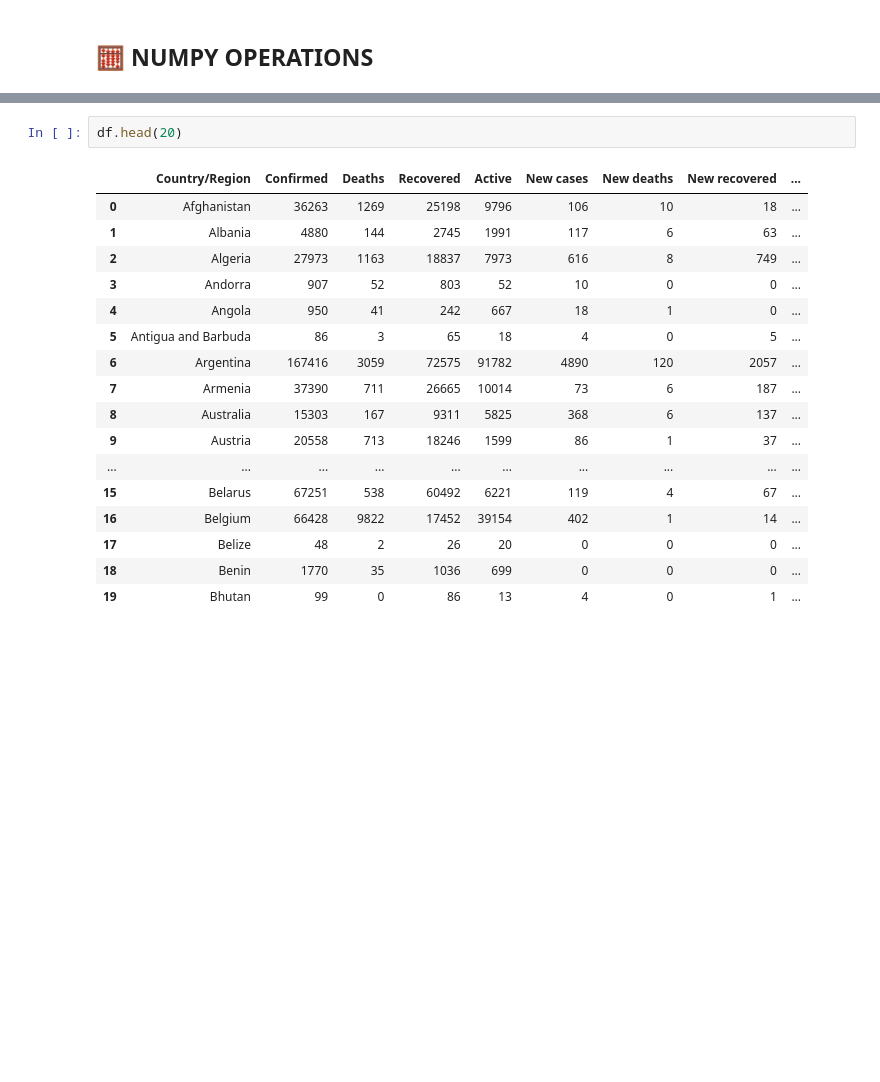
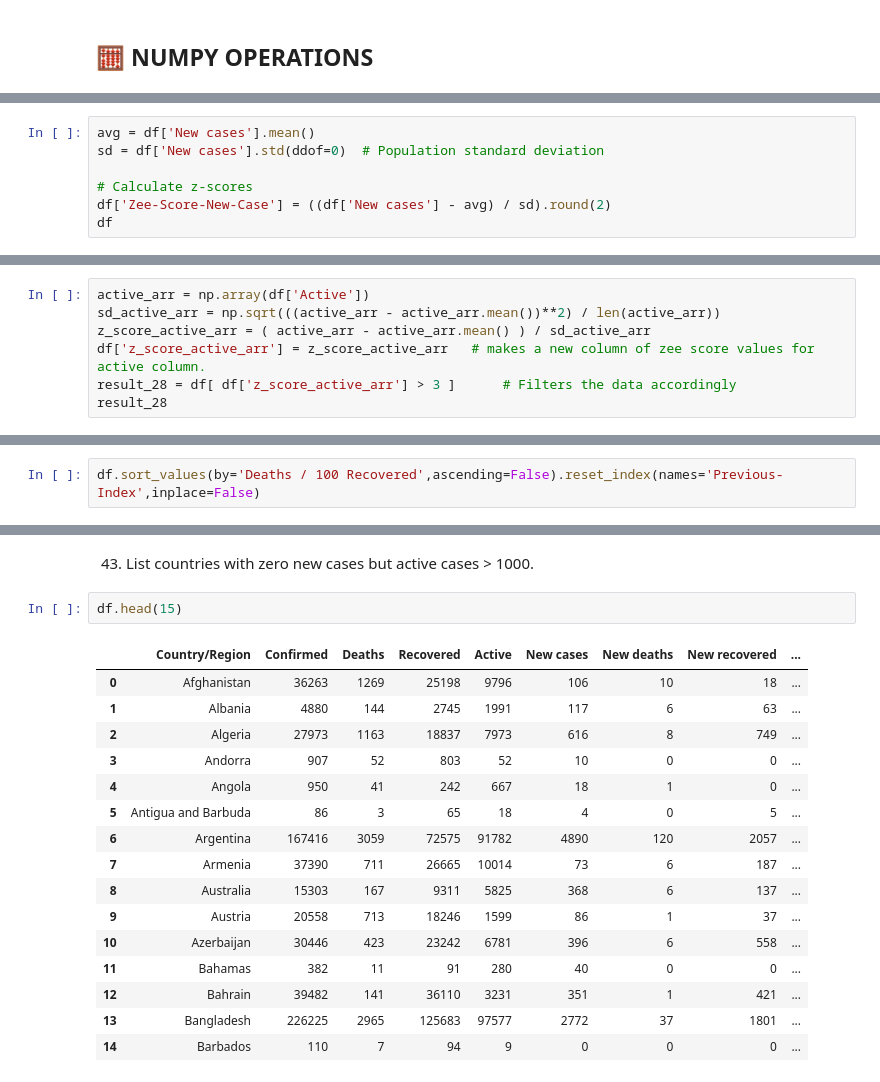
Before and after one commit to SumanGouda/NUMPY-MODULE-PRACTICE, a Jupyter notebook: COVID 19 DATA ANALYSIS/Country wise data analysis/Country_wise.ipynb, the cells around one changed output, grey strips where cells are left out. Cells and saved outputs as stored; diff of their text form; blank space fills up the shorter version.

```diff
--- a/COVID 19 DATA ANALYSIS/Country wise data analysis/Country_wise.ipynb
+++ b/COVID 19 DATA ANALYSIS/Country wise data analysis/Country_wise.ipynb
@@ -252,0 +271,7 @@ Name: Country/Region, Length: 112, dtype: object
+# %%
+avg = df['New cases'].mean()
+sd = df['New cases'].std(ddof=0)  # Population standard deviation
+
+# Calculate z-scores
+df['Zee-Score-New-Case'] = ((df['New cases'] - avg) / sd).round(2)
+df
@@ -252,0 +280,7 @@ Name: Country/Region, Length: 112, dtype: object
+# %%
+active_arr = np.array(df['Active'])
+sd_active_arr = np.sqrt(((active_arr - active_arr.mean())**2) / len(active_arr))
+z_score_active_arr = ( active_arr - active_arr.mean() ) / sd_active_arr
+df['z_score_active_arr'] = z_score_active_arr   # makes a new column of zee score values for active column.
+result_28 = df[ df['z_score_active_arr'] > 3 ]      # Filters the data accordingly
+result_28
@@ -252,0 +348,2 @@ Name: Country/Region, Length: 112, dtype: object
+# %%
+df.sort_values(by='Deaths / 100 Recovered',ascending=False).reset_index(names='Previous-Index',inplace=False)
@@ -253,20 +381,21 @@ Name: Country/Region, Length: 112, dtype: object
+# %% [markdown]
+43. List countries with zero new cases but active cases > 1000.
 # %%
-df.head(20)
+df.head(15)
 # %% [output]
 |  | Country/Region | Confirmed | Deaths | Recovered | Active | New cases | New deaths | New recovered | ... |
 | 0 | Afghanistan | 36263 | 1269 | 25198 | 9796 | 106 | 10 | 18 | ... |
 | 1 | Albania | 4880 | 144 | 2745 | 1991 | 117 | 6 | 63 | ... |
 | 2 | Algeria | 27973 | 1163 | 18837 | 7973 | 616 | 8 | 749 | ... |
 | 3 | Andorra | 907 | 52 | 803 | 52 | 10 | 0 | 0 | ... |
 | 4 | Angola | 950 | 41 | 242 | 667 | 18 | 1 | 0 | ... |
 | 5 | Antigua and Barbuda | 86 | 3 | 65 | 18 | 4 | 0 | 5 | ... |
 | 6 | Argentina | 167416 | 3059 | 72575 | 91782 | 4890 | 120 | 2057 | ... |
 | 7 | Armenia | 37390 | 711 | 26665 | 10014 | 73 | 6 | 187 | ... |
 | 8 | Australia | 15303 | 167 | 9311 | 5825 | 368 | 6 | 137 | ... |
 | 9 | Austria | 20558 | 713 | 18246 | 1599 | 86 | 1 | 37 | ... |
-| ... | ... | ... | ... | ... | ... | ... | ... | ... | ... |
-| 15 | Belarus | 67251 | 538 | 60492 | 6221 | 119 | 4 | 67 | ... |
-| 16 | Belgium | 66428 | 9822 | 17452 | 39154 | 402 | 1 | 14 | ... |
-| 17 | Belize | 48 | 2 | 26 | 20 | 0 | 0 | 0 | ... |
-| 18 | Benin | 1770 | 35 | 1036 | 699 | 0 | 0 | 0 | ... |
-| 19 | Bhutan | 99 | 0 | 86 | 13 | 4 | 0 | 1 | ... |
+| 10 | Azerbaijan | 30446 | 423 | 23242 | 6781 | 396 | 6 | 558 | ... |
+| 11 | Bahamas | 382 | 11 | 91 | 280 | 40 | 0 | 0 | ... |
+| 12 | Bahrain | 39482 | 141 | 36110 | 3231 | 351 | 1 | 421 | ... |
+| 13 | Bangladesh | 226225 | 2965 | 125683 | 97577 | 2772 | 37 | 1801 | ... |
+| 14 | Barbados | 110 | 7 | 94 | 9 | 0 | 0 | 0 | ... |
```
Also changed, not shown: parts of 36 cells of this notebook.
